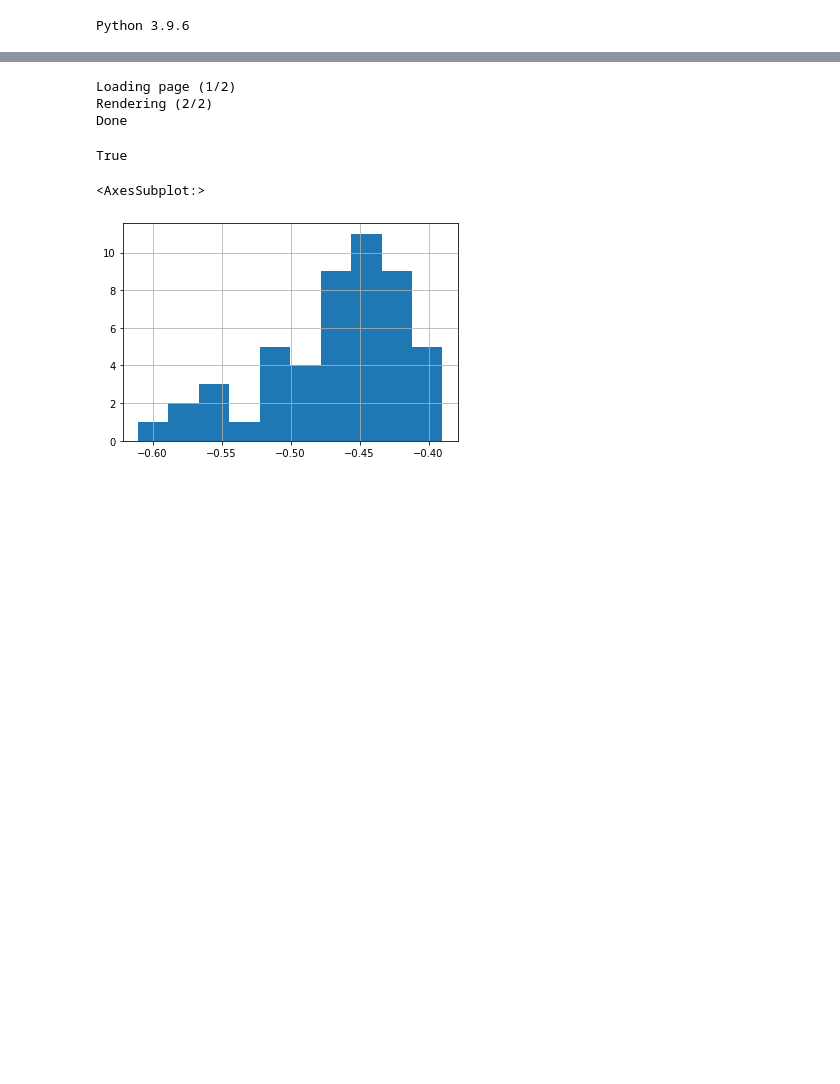
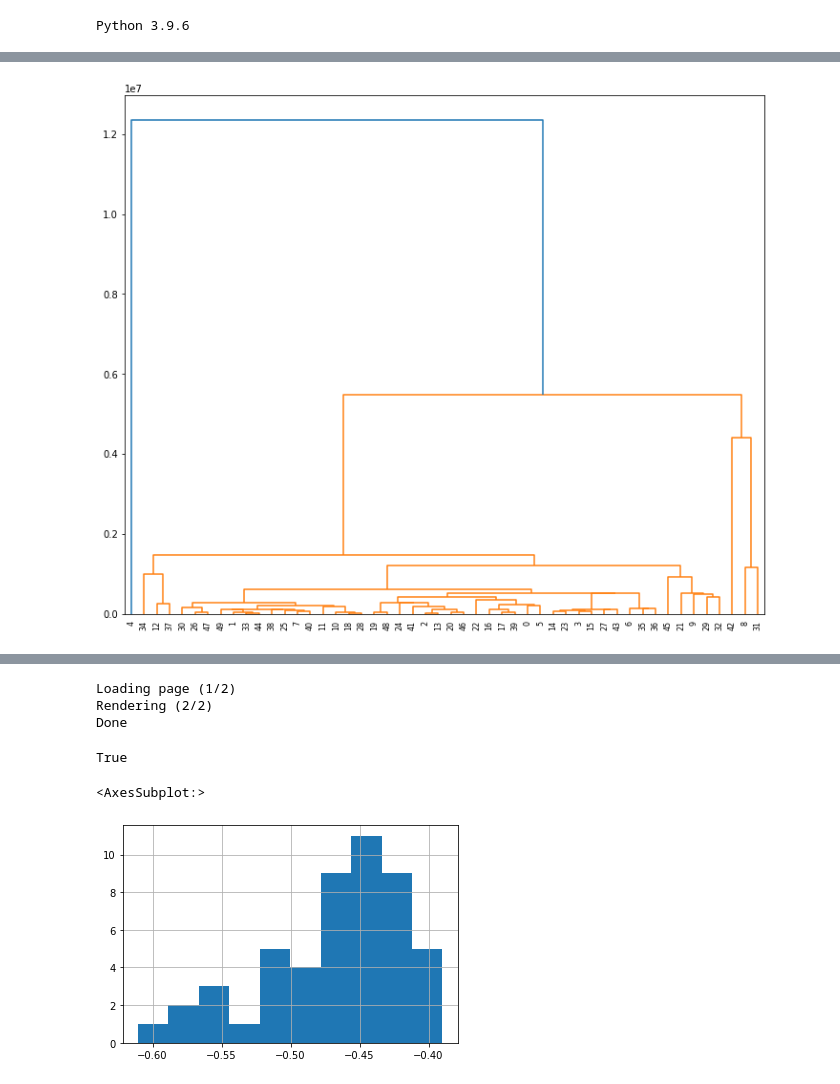
Before and after one commit to thistleknot/python-dev, a Jupyter notebook: Anomaly Detection.ipynb, the cells around one changed output, grey strips where cells are left out. Cells and saved outputs as stored; diff of their text form; code cells hidden in the pictures; blank space fills up the shorter version.

```diff
--- a/Anomaly Detection.ipynb
+++ b/Anomaly Detection.ipynb
@@ -26,0 +139,12 @@ df2.columns = a.insert(0,"Anomaly")
+# %%
+from scipy.cluster import hierarchy
+import matplotlib.pyplot as plt
+
+#fig, axes = plt.subplots(1, 2, )
+
+ytdist = df2[a[1:]]
+Z = hierarchy.linkage(ytdist, 'single')
+plt.figure(figsize=(12, 10))
+dn = hierarchy.dendrogram(Z)
+# %% [output]
+[figure, added]
```
Also changed, not shown: parts of 7 cells of this notebook.
